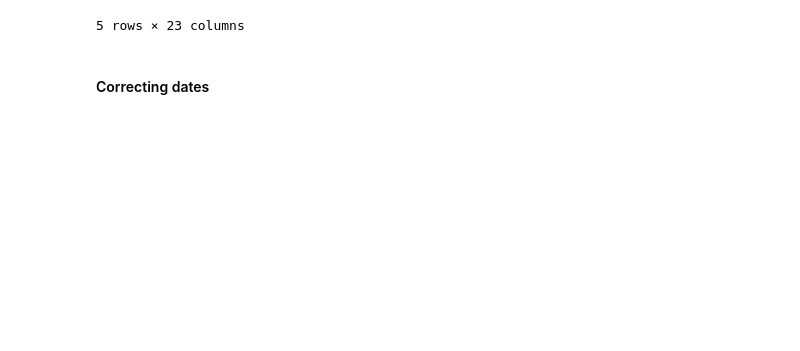
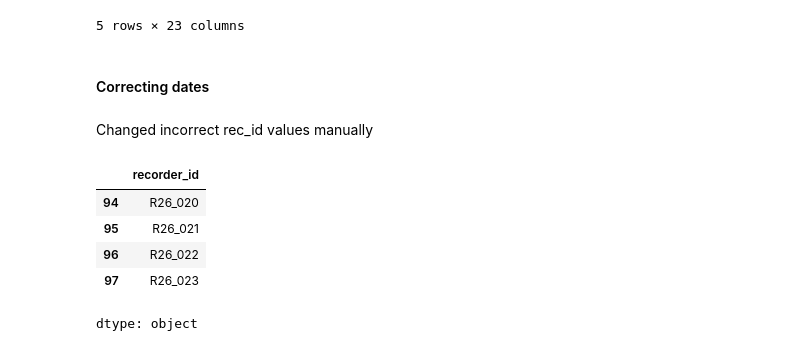
Before and after one commit to finnjaby/CampusDataProject, a Jupyter notebook: CampusDataProject.ipynb, the cells around one changed output. Saved outputs shown, nothing was run; the diff lists cells and outputs as text; code cells hidden in the pictures; blank space fills up the shorter version.

```diff
--- a/CampusDataProject.ipynb
+++ b/CampusDataProject.ipynb
@@ -77,3 +77,14 @@ display(df.head())
 5 rows × 23 columns
 # %% [markdown]
 #### Correcting dates
+# %% [markdown]
+Changed incorrect rec_id values manually
+# %%
+display(df.iloc[94:98,0])
+# %% [output]
+|  | recorder_id |
+| 94 | R26_020 |
+| 95 | R26_021 |
+| 96 | R26_022 |
+| 97 | R26_023 |
+dtype: object
```
Also changed, not shown: parts of 5 cells of this notebook.
